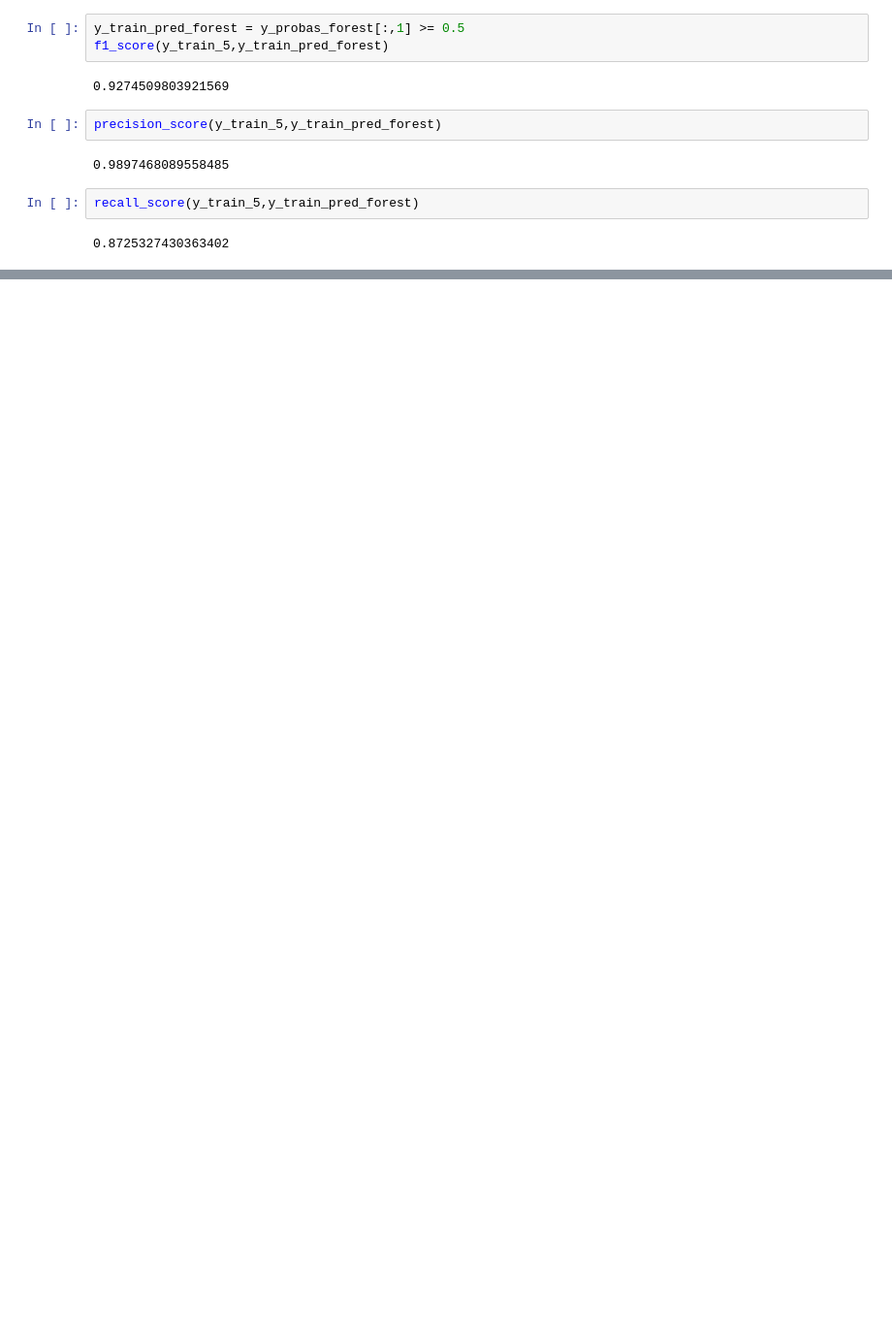
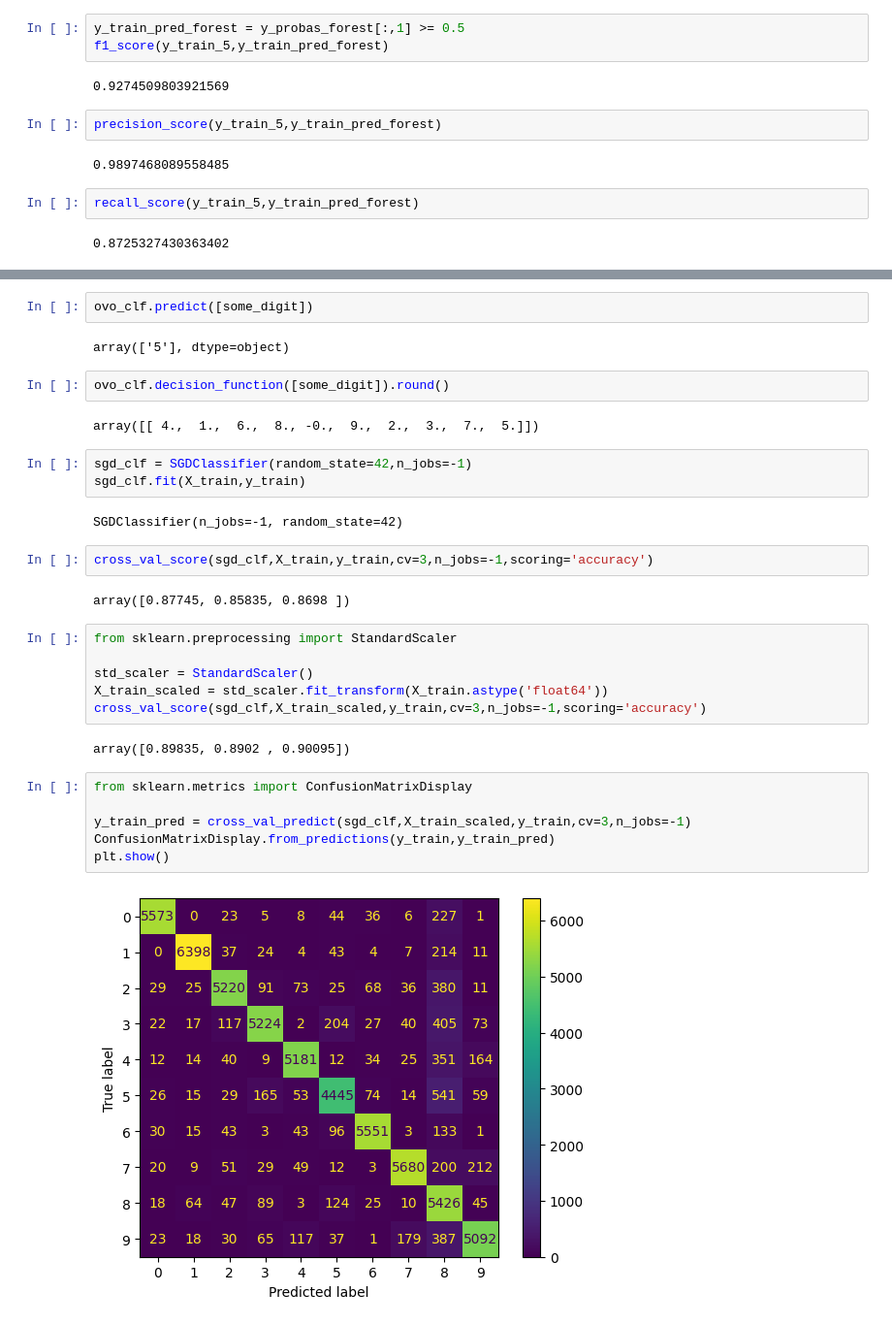
Before and after one commit to jayasuryan-mutyala/HOML, a Jupyter notebook: 3.0-classification/clf.ipynb, the cells around one changed output, grey strips where cells are left out. Shown: that part at 97% size. Drawn from its saved outputs; the diff is of its cells as text; blank space fills up the shorter version.

```diff
--- a/3.0-classification/clf.ipynb
+++ b/3.0-classification/clf.ipynb
@@ -407,0 +457,33 @@ recall_score(y_train_5,y_train_pred_forest)
+# %%
+ovo_clf.predict([some_digit])
+# %% [output]
+array(['5'], dtype=object)
+# %%
+ovo_clf.decision_function([some_digit]).round()
+# %% [output]
+array([[ 4.,  1.,  6.,  8., -0.,  9.,  2.,  3.,  7.,  5.]])
+# %%
+sgd_clf = SGDClassifier(random_state=42,n_jobs=-1)
+sgd_clf.fit(X_train,y_train)
+# %% [output]
+SGDClassifier(n_jobs=-1, random_state=42)
+# %%
+cross_val_score(sgd_clf,X_train,y_train,cv=3,n_jobs=-1,scoring='accuracy')
+# %% [output]
+array([0.87745, 0.85835, 0.8698 ])
+# %%
+from sklearn.preprocessing import StandardScaler
+
+std_scaler = StandardScaler()
+X_train_scaled = std_scaler.fit_transform(X_train.astype('float64'))
+cross_val_score(sgd_clf,X_train_scaled,y_train,cv=3,n_jobs=-1,scoring='accuracy')
+# %% [output]
+array([0.89835, 0.8902 , 0.90095])
+# %%
+from sklearn.metrics import ConfusionMatrixDisplay
+
+y_train_pred = cross_val_predict(sgd_clf,X_train_scaled,y_train,cv=3,n_jobs=-1)
+ConfusionMatrixDisplay.from_predictions(y_train,y_train_pred)
+plt.show()
+# %% [output]
+[figure, added]
```
Also changed, not shown: parts of 26 cells of this notebook.
